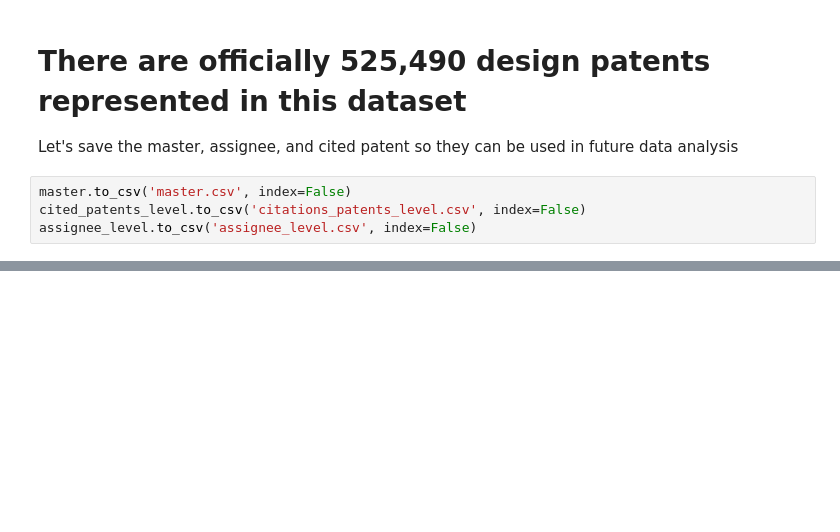
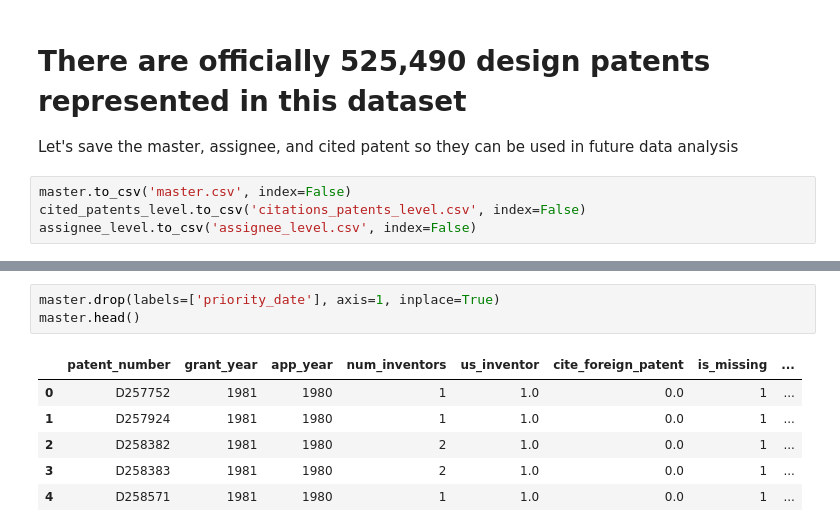
Before and after one commit to TieraLee/patents, a Jupyter notebook: Step 1 - Gather dataset.ipynb, the cells around one changed output, grey strips where cells are left out. Cells and saved outputs as stored; diff of their text form; blank space fills up the shorter version.

Commit message:
added priority date

```diff
--- a/Step 1 - Gather dataset.ipynb
+++ b/Step 1 - Gather dataset.ipynb
@@ -357,0 +334,10 @@ foreign.loc[foreign.groupby("patent_id")["date"].idxmin()]
+# %%
+master.drop(labels=['priority_date'], axis=1, inplace=True)
+master.head()
+# %% [output]
+|  | patent_number | grant_year | app_year | num_inventors | us_inventor | cite_foreign_patent | is_missing | ... |
+| 0 | D257752 | 1981 | 1980 | 1 | 1.0 | 0.0 | 1 | ... |
+| 1 | D257924 | 1981 | 1980 | 1 | 1.0 | 0.0 | 1 | ... |
+| 2 | D258382 | 1981 | 1980 | 2 | 1.0 | 0.0 | 1 | ... |
+| 3 | D258383 | 1981 | 1980 | 2 | 1.0 | 0.0 | 1 | ... |
+| 4 | D258571 | 1981 | 1980 | 1 | 1.0 | 0.0 | 1 | ... |
```
Also changed, not shown: parts of 37 cells of this notebook.
